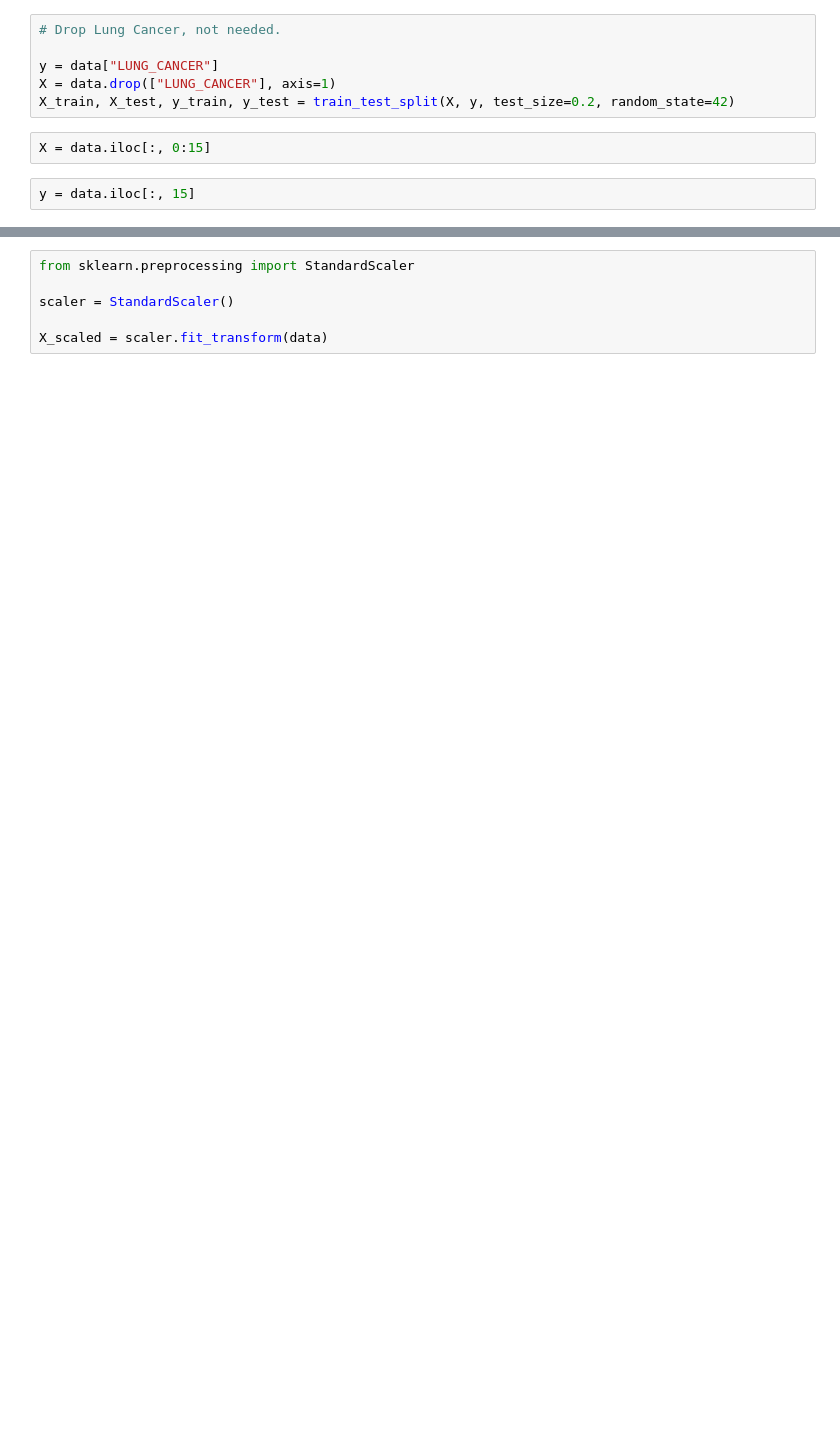
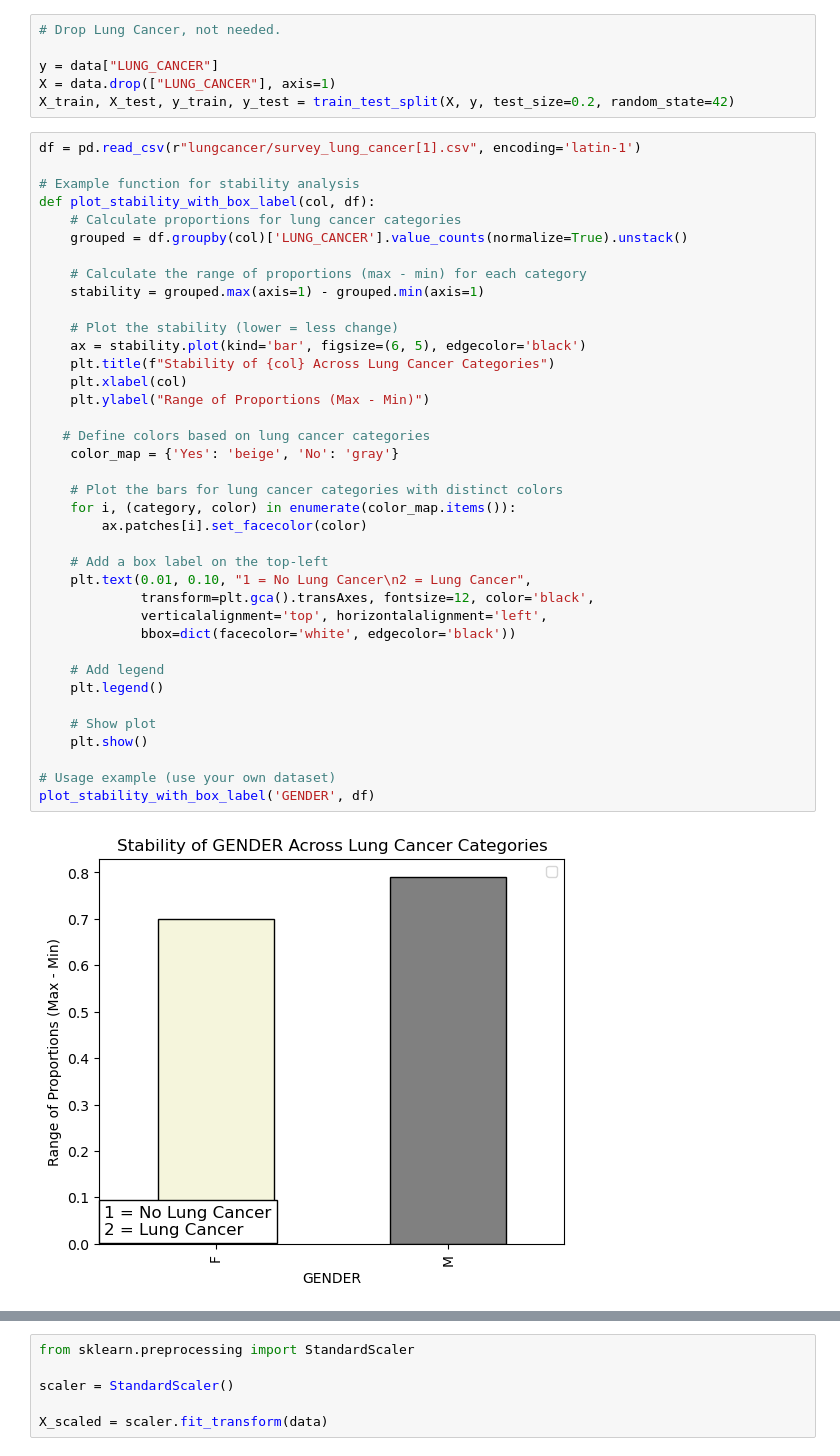
Before and after one commit to brentonnguyen/lung-cancer-prediction-model-official, a Jupyter notebook: lungcancerrandomforrest-Copy2.ipynb, the cells around one changed output, grey strips where cells are left out. Saved outputs shown, nothing was run; the diff lists cells and outputs as text; blank space fills up the shorter version.

Commit message:
Add files via upload
- Tweaked prediction model to improve accuracy percentage
- Added more details and text

```diff
--- a/lungcancerrandomforrest-Copy2.ipynb
+++ b/lungcancerrandomforrest-Copy2.ipynb
@@ -121,7 +261,43 @@ data.head()
 y = data["LUNG_CANCER"]
 X = data.drop(["LUNG_CANCER"], axis=1)
 X_train, X_test, y_train, y_test = train_test_split(X, y, test_size=0.2, random_state=42)
-# %%
-X = data.iloc[:, 0:15]
-# %%
-y = data.iloc[:, 15]
+# %%
+df = pd.read_csv(r"lungcancer/survey_lung_cancer[1].csv", encoding='latin-1')
+
+# Example function for stability analysis
+def plot_stability_with_box_label(col, df):
+    # Calculate proportions for lung cancer categories
+    grouped = df.groupby(col)['LUNG_CANCER'].value_counts(normalize=True).unstack()
+
+    # Calculate the range of proportions (max - min) for each category
+    stability = grouped.max(axis=1) - grouped.min(axis=1)
+
+    # Plot the stability (lower = less change)
+    ax = stability.plot(kind='bar', figsize=(6, 5), edgecolor='black')
+    plt.title(f"Stability of {col} Across Lung Cancer Categories")
+    plt.xlabel(col)
+    plt.ylabel("Range of Proportions (Max - Min)")
+
+   # Define colors based on lung cancer categories
+    color_map = {'Yes': 'beige', 'No': 'gray'}
+
+    # Plot the bars for lung cancer categories with distinct colors
+    for i, (category, color) in enumerate(color_map.items()):
+        ax.patches[i].set_facecolor(color)
+
+    # Add a box label on the top-left
+    plt.text(0.01, 0.10, "1 = No Lung Cancer\n2 = Lung Cancer",
+             transform=plt.gca().transAxes, fontsize=12, color='black',
+             verticalalignment='top', horizontalalignment='left',
+             bbox=dict(facecolor='white', edgecolor='black'))
+
+    # Add legend
+    plt.legend()
+
+    # Show plot
+    plt.show()
+
+# Usage example (use your own dataset)
+plot_stability_with_box_label('GENDER', df)
+# %% [output]
+[figure, added]
```
Also changed, not shown: parts of 54 cells of this notebook.
